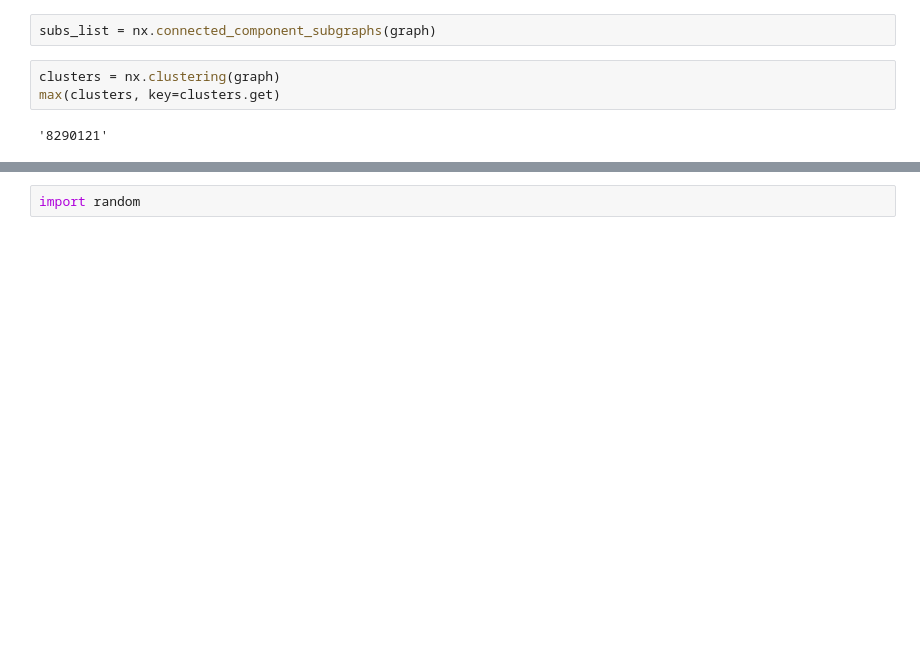
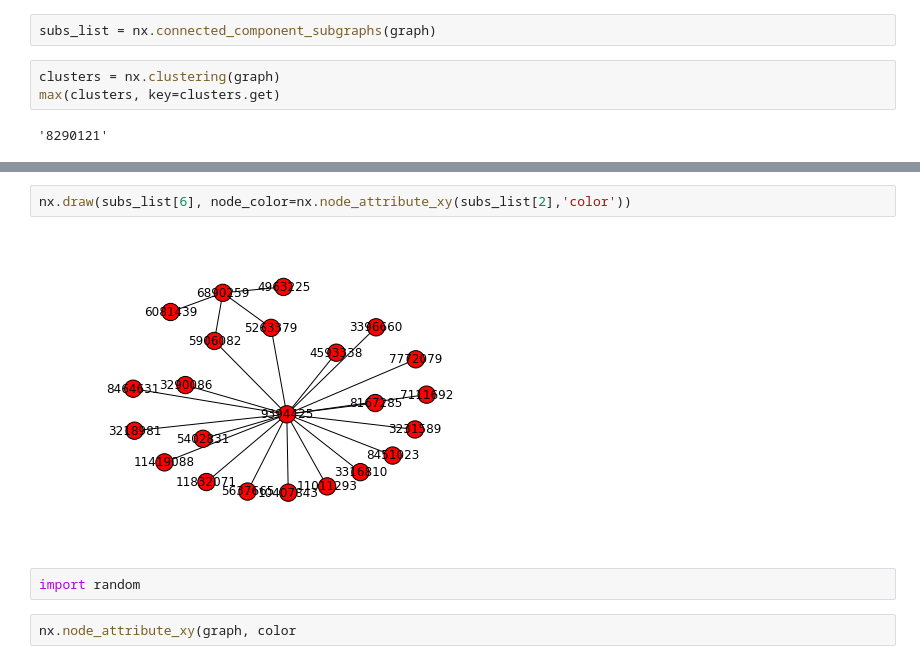
Before and after one commit to paulsef/zipfianpersonalproject, a Jupyter notebook: Untitled0.ipynb, the cells around one changed output, grey strips where cells are left out. Cells and saved outputs as stored; diff of their text form; blank space fills up the shorter version.

```diff
--- a/Untitled0.ipynb
+++ b/Untitled0.ipynb
@@ -153,2 +157,8 @@ nx.draw(subs_list[4])
+# %%
+nx.draw(subs_list[6], node_color=nx.node_attribute_xy(subs_list[2],'color'))
+# %% [output]
+[figure, added]
 # %%
 import random
+# %%
+nx.node_attribute_xy(graph, color
```
Also changed, not shown: parts of 11 cells of this notebook, 9 other files.
